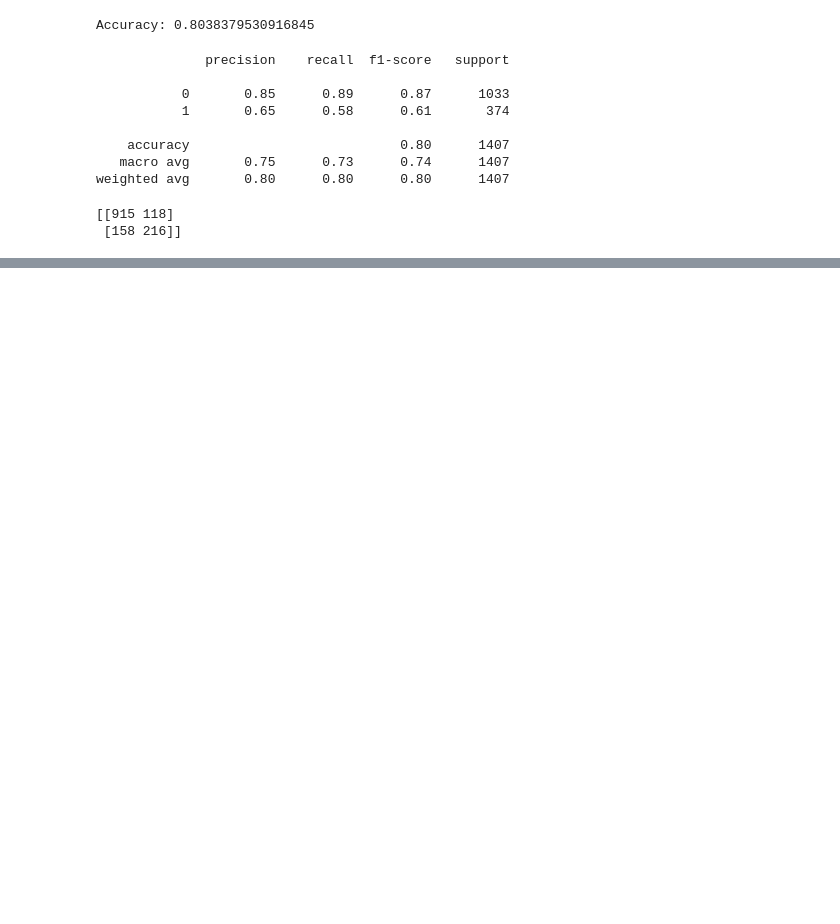
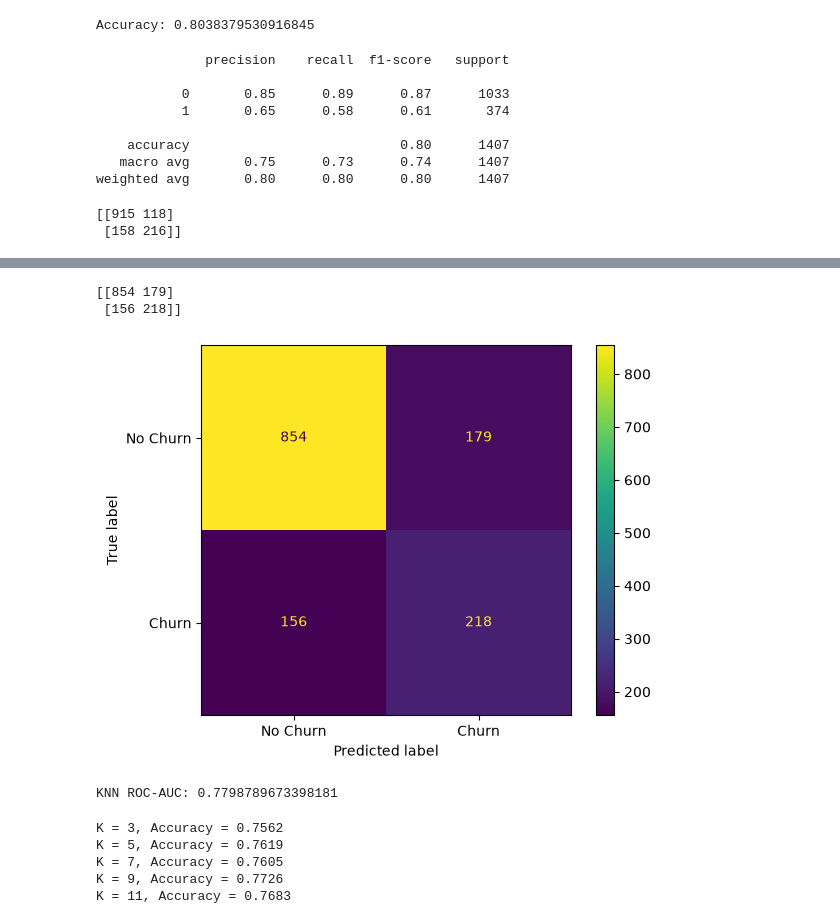
Before and after one commit to vedantparasharcs23-prog/-Machine-Learning-Algorithms, a Jupyter notebook: Projects/Customer-Churn-Prediction/Customer_Churn_Prediction.ipynb, the cells around one changed output, grey strips where cells are left out. Saved outputs shown, nothing was run; the diff lists cells and outputs as text; code cells hidden in the pictures; blank space fills up the shorter version.

Commit message:
Add KNN churn model and evaluation

```diff
--- a/Projects/Customer-Churn-Prediction/Customer_Churn_Prediction.ipynb
+++ b/Projects/Customer-Churn-Prediction/Customer_Churn_Prediction.ipynb
@@ -586,0 +617,11 @@ ROC-AUC: 0.8358695145751692
+# %%
+# KNN model, k=5
+from sklearn.neighbors import KNeighborsClassifier
+
+knn_model = KNeighborsClassifier(n_neighbors=5)
+
+knn_model.fit(X_train_knn, y_train)
+
+y_pred_knn = knn_model.predict(X_test_knn)
+
+print(y_pred_knn[:10])
@@ -586,0 +651,40 @@ ROC-AUC: 0.8358695145751692
+# %%
+#confusion matrix
+from sklearn.metrics import confusion_matrix, ConfusionMatrixDisplay
+import matplotlib.pyplot as plt
+
+cm_knn = confusion_matrix(y_test, y_pred_knn)
+
+print(cm_knn)
+
+disp = ConfusionMatrixDisplay(
+    confusion_matrix=cm_knn,
+    display_labels=["No Churn", "Churn"]
+)
+
+disp.plot()
+plt.show()
+
+'''
+TN = 854 → correctly predicted No Churn
+FP = 179 → No Churn ko Churn predict kiya
+FN = 156 → Churn customer ko No Churn predict kiya ⚠️
+TP = 218 → correctly predicted Churn
+
+Churn recall = 218 / (218 + 156) ≈ 58%, jo classification report se match karta hai.
+'''
+# %% [output]
+[[854 179]
+ [156 218]]
+[figure, added]
+# %%
+#ROC - AUC
+from sklearn.metrics import roc_auc_score
+
+y_prob_knn = knn_model.predict_proba(X_test_knn)[:, 1]
+
+roc_auc_knn = roc_auc_score(y_test, y_prob_knn)
+
+print("KNN ROC-AUC:", roc_auc_knn)
+# %% [output]
+KNN ROC-AUC: 0.7798789673398181
@@ -586,0 +714,27 @@ ROC-AUC: 0.8358695145751692
+# %%
+k_values = [3, 5, 7, 9, 11]
+
+for k in k_values:
+    knn = KNeighborsClassifier(n_neighbors=k)
+    knn.fit(X_train_knn, y_train)
+
+    y_pred = knn.predict(X_test_knn)
+    accuracy = accuracy_score(y_test, y_pred)
+
+    print(f"K = {k}, Accuracy = {accuracy:.4f}")
+
+
+'''
+Observation
+K=3 → 75.62%
+K=5 → 76.19%
+K=7 → 76.05%
+K=9 → 77.26% ⭐ Best
+K=11 → 76.83%
+'''
+# %% [output]
+K = 3, Accuracy = 0.7562
+K = 5, Accuracy = 0.7619
+K = 7, Accuracy = 0.7605
+K = 9, Accuracy = 0.7726
+K = 11, Accuracy = 0.7683
```
Also changed, not shown: parts of 10 cells of this notebook.
